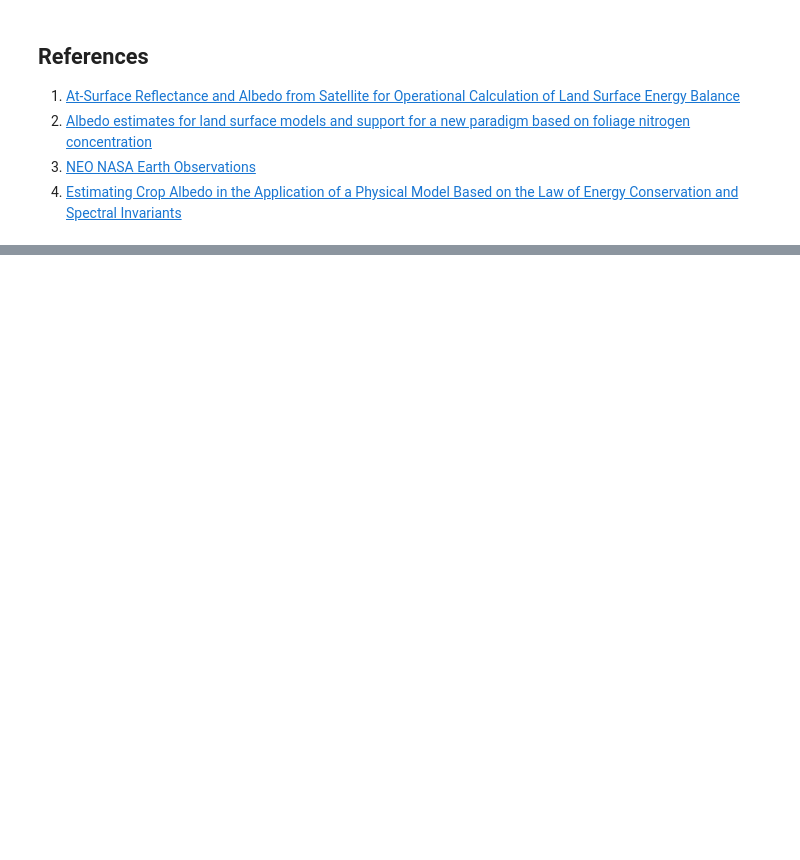
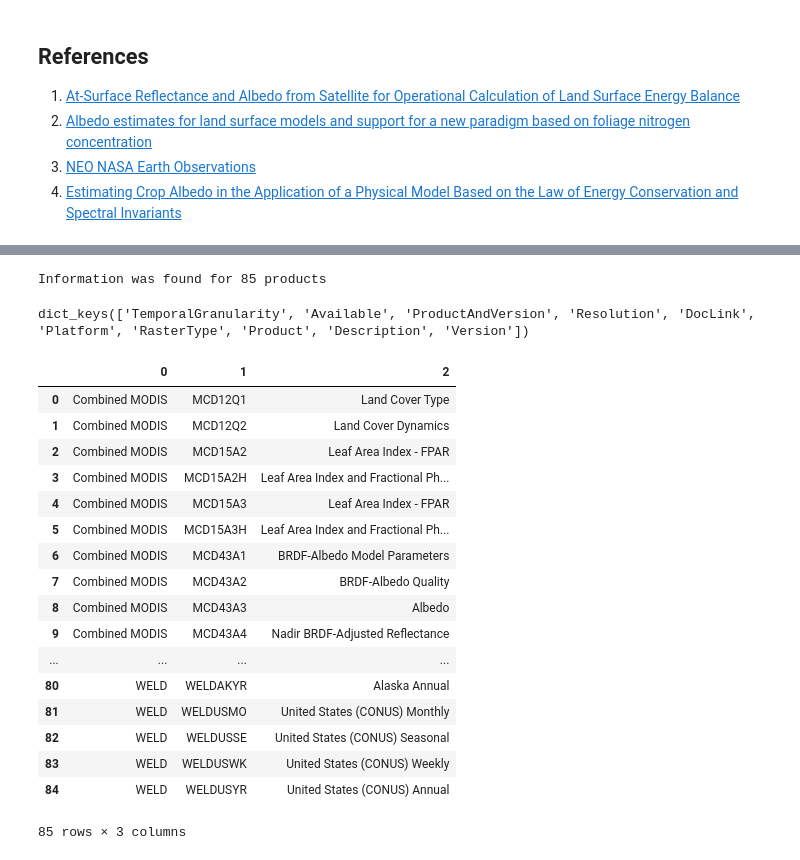
Before and after one commit to dbricare/albedo, a Jupyter notebook: albedo.ipynb, the cells around one changed output, grey strips where cells are left out. Drawn from its saved outputs; the diff is of its cells as text; code cells hidden in the pictures; blank space fills up the shorter version.

```diff
--- a/albedo.ipynb
+++ b/albedo.ipynb
@@ -66,0 +435,33 @@ Calculation of albedo for a 1 acre area in the specified region with the specifi
+# %%
+SERVICES_URL = 'https://lpdaacsvc.cr.usgs.gov/api'
+products_req = requests.get('{0}/product?rasterType=tile&format=json'.format(SERVICES_URL))
+products = products_req.json()
+
+print('Information was found for {0} products'.format(len(products)))
+products[0].keys()
+# %% [output]
+Information was found for 85 products
+dict_keys(['TemporalGranularity', 'Available', 'ProductAndVersion', 'Resolution', 'DocLink', 'Platform', 'RasterType', 'Product', 'Description', 'Version'])
+# %%
+# possible satellite filters 'MOD' for Terra, 'MYD' for Aqua, 'MCD' for Composite (both)
+
+pd.DataFrame([[p['Platform'],p['Product'], p['Description']] for p in products])
+# %% [output]
+|  | 0 | 1 | 2 |
+| 0 | Combined MODIS | MCD12Q1 | Land Cover Type |
+| 1 | Combined MODIS | MCD12Q2 | Land Cover Dynamics |
+| 2 | Combined MODIS | MCD15A2 | Leaf Area Index - FPAR |
+| 3 | Combined MODIS | MCD15A2H | Leaf Area Index and Fractional Ph... |
+| 4 | Combined MODIS | MCD15A3 | Leaf Area Index - FPAR |
+| 5 | Combined MODIS | MCD15A3H | Leaf Area Index and Fractional Ph... |
+| 6 | Combined MODIS | MCD43A1 | BRDF-Albedo Model Parameters |
+| 7 | Combined MODIS | MCD43A2 | BRDF-Albedo Quality |
+| 8 | Combined MODIS | MCD43A3 | Albedo |
+| 9 | Combined MODIS | MCD43A4 | Nadir BRDF-Adjusted Reflectance |
+| ... | ... | ... | ... |
+| 80 | WELD | WELDAKYR | Alaska Annual |
+| 81 | WELD | WELDUSMO | United States (CONUS) Monthly |
+| 82 | WELD | WELDUSSE | United States (CONUS) Seasonal |
+| 83 | WELD | WELDUSWK | United States (CONUS) Weekly |
+| 84 | WELD | WELDUSYR | United States (CONUS) Annual |
+85 rows × 3 columns
```
Also changed, not shown: parts of 52 cells of this notebook, 1 other file.
